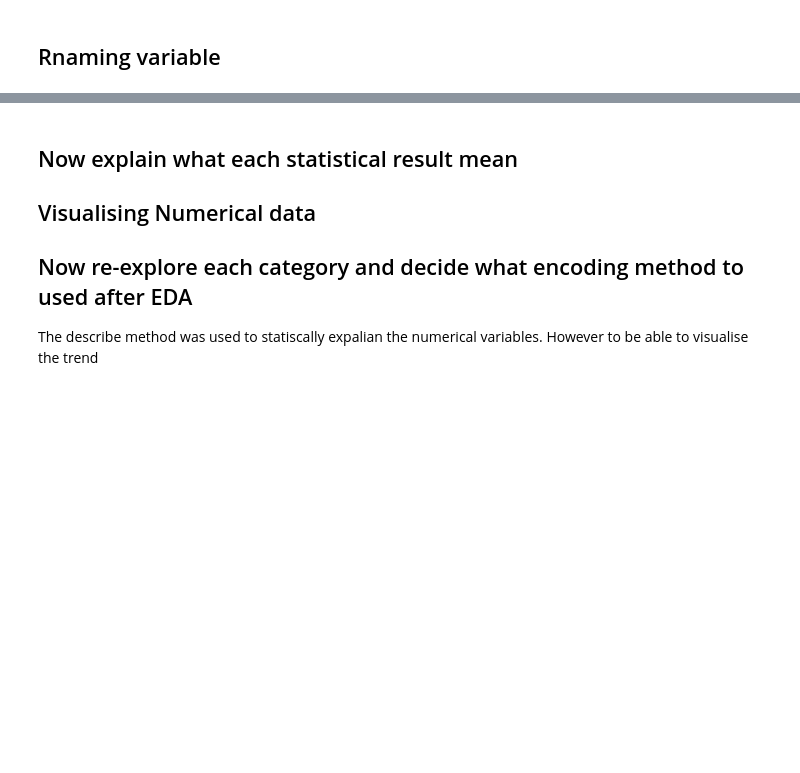
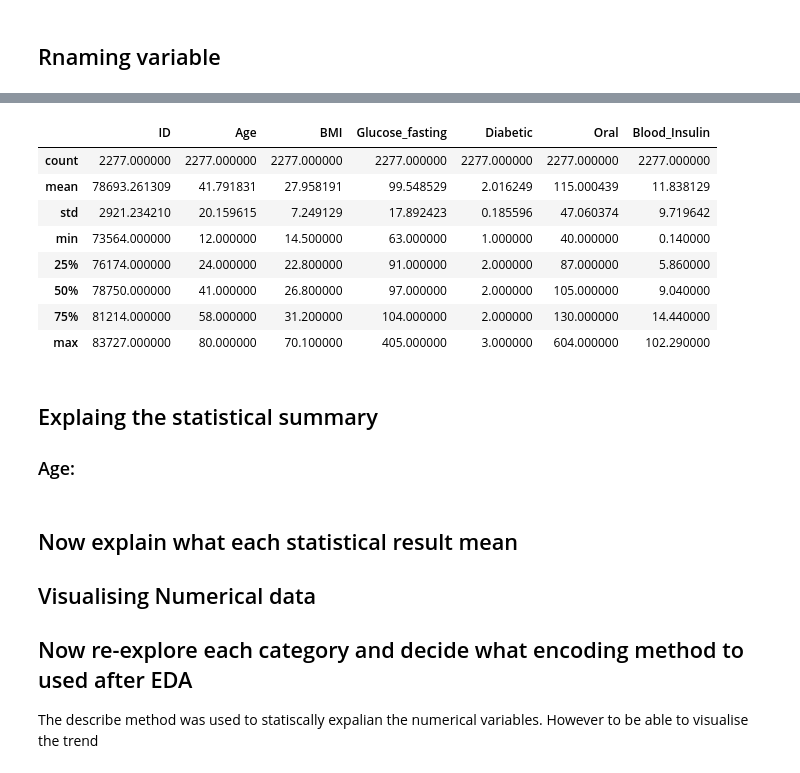
Before and after one commit to Ayomide-ola/Health-analysis, a Jupyter notebook: Integrated_CA .ipynb, the cells around one changed output, grey strips where cells are left out. Cells and saved outputs as stored; diff of their text form; code cells hidden in the pictures; blank space fills up the shorter version.

```diff
--- a/Integrated_CA .ipynb
+++ b/Integrated_CA .ipynb
@@ -393,0 +378,2 @@ df.dec
+# %%
+df = df[df['Activity']!= 7]
@@ -393,0 +402,4 @@ df.dec
+# %%
+df['Activity']=df['Activity'].astype('category')
+# %%
+df['Gender']=df['Gender'].astype('category')
@@ -394,3 +437,18 @@ df.dec
+# %%
+df.describe()
+# %% [output]
+|  | ID | Age | BMI | Glucose_fasting | Diabetic | Oral | Blood_Insulin |
+| count | 2277.000000 | 2277.000000 | 2277.000000 | 2277.000000 | 2277.000000 | 2277.000000 | 2277.000000 |
+| mean | 78693.261309 | 41.791831 | 27.958191 | 99.548529 | 2.016249 | 115.000439 | 11.838129 |
+| std | 2921.234210 | 20.159615 | 7.249129 | 17.892423 | 0.185596 | 47.060374 | 9.719642 |
+| min | 73564.000000 | 12.000000 | 14.500000 | 63.000000 | 1.000000 | 40.000000 | 0.140000 |
+| 25% | 76174.000000 | 24.000000 | 22.800000 | 91.000000 | 2.000000 | 87.000000 | 5.860000 |
+| 50% | 78750.000000 | 41.000000 | 26.800000 | 97.000000 | 2.000000 | 105.000000 | 9.040000 |
+| 75% | 81214.000000 | 58.000000 | 31.200000 | 104.000000 | 2.000000 | 130.000000 | 14.440000 |
+| max | 83727.000000 | 80.000000 | 70.100000 | 405.000000 | 3.000000 | 604.000000 | 102.290000 |
+# %% [markdown]
+## Explaing the statistical summary
+### Age:
 # %% [markdown]
 ## Now explain what each statistical result mean
 ## Visualising Numerical data
```
Also changed, not shown: parts of 31 cells of this notebook.
